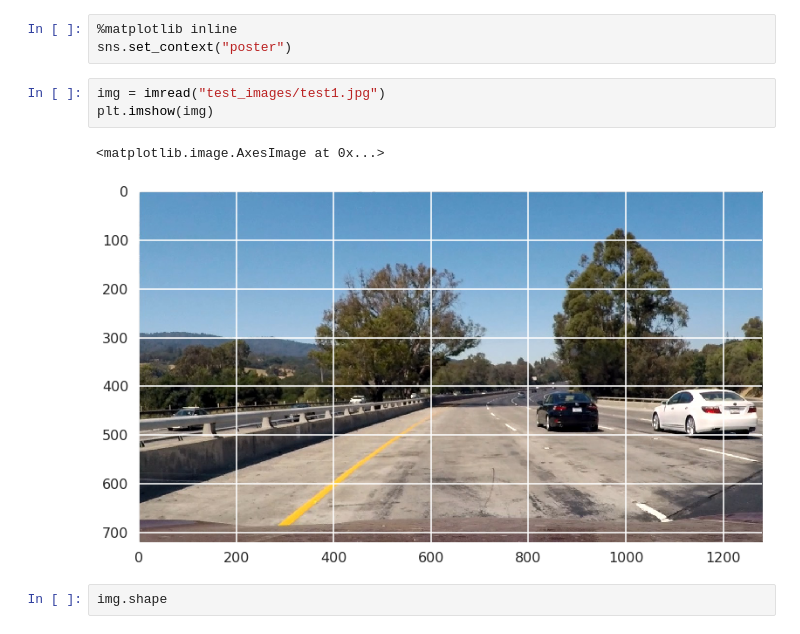
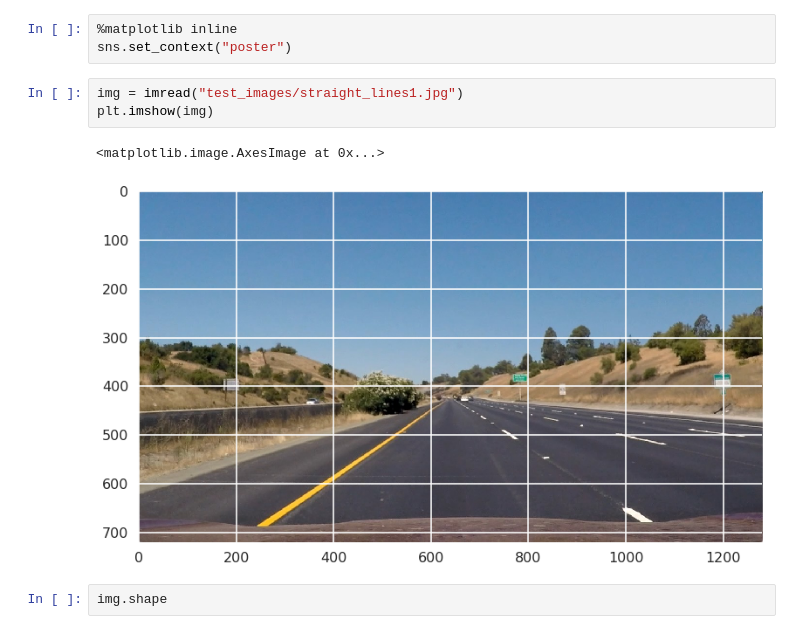
Before and after one commit to DrClick/SDC, a Jupyter notebook: sdc/project_4/cnd-all/project_pipeline.ipynb, the cells around one changed output. Saved outputs shown, nothing was run; the diff lists cells and outputs as text.

```diff
--- a/sdc/project_4/cnd-all/project_pipeline.ipynb
+++ b/sdc/project_4/cnd-all/project_pipeline.ipynb
@@ -13,11 +13,11 @@ from IPython.display import HTML
 %matplotlib inline
 sns.set_context("poster")
 # %%
-img = imread("test_images/test1.jpg")
+img = imread("test_images/straight_lines1.jpg")
 plt.imshow(img)
 # %% [output]
 <matplotlib.image.AxesImage at 0x...>
-[figure, old version]
+[figure, new version]
 # %%
 img.shape
 # %% [output]
```
Also changed, not shown: parts of 12 cells of this notebook, 3 other files.
